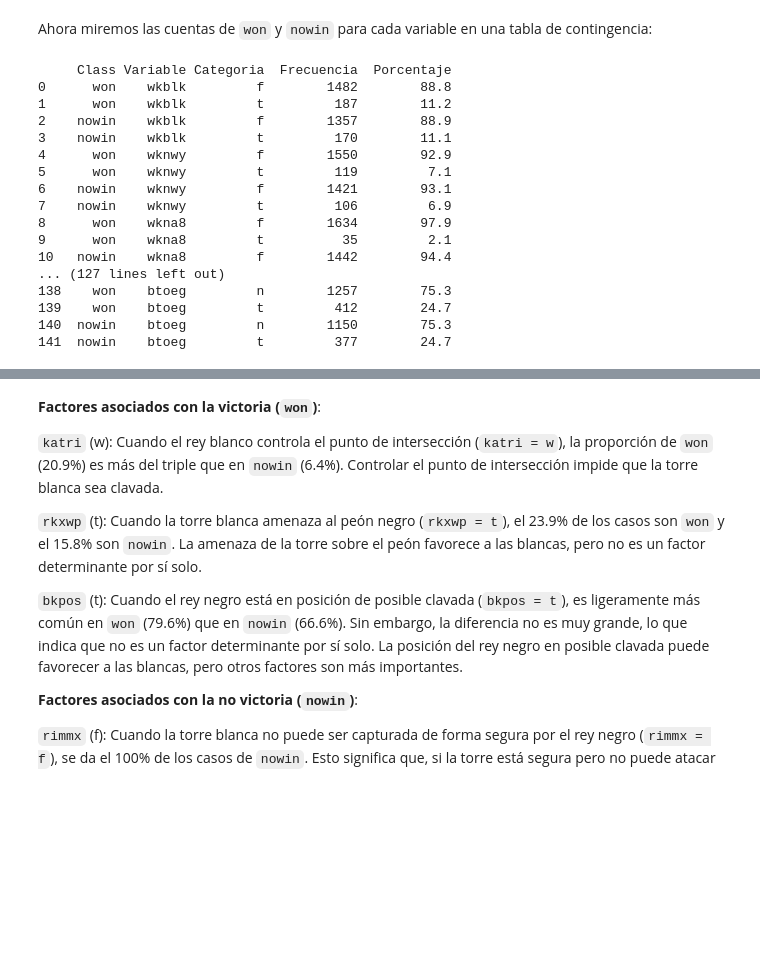
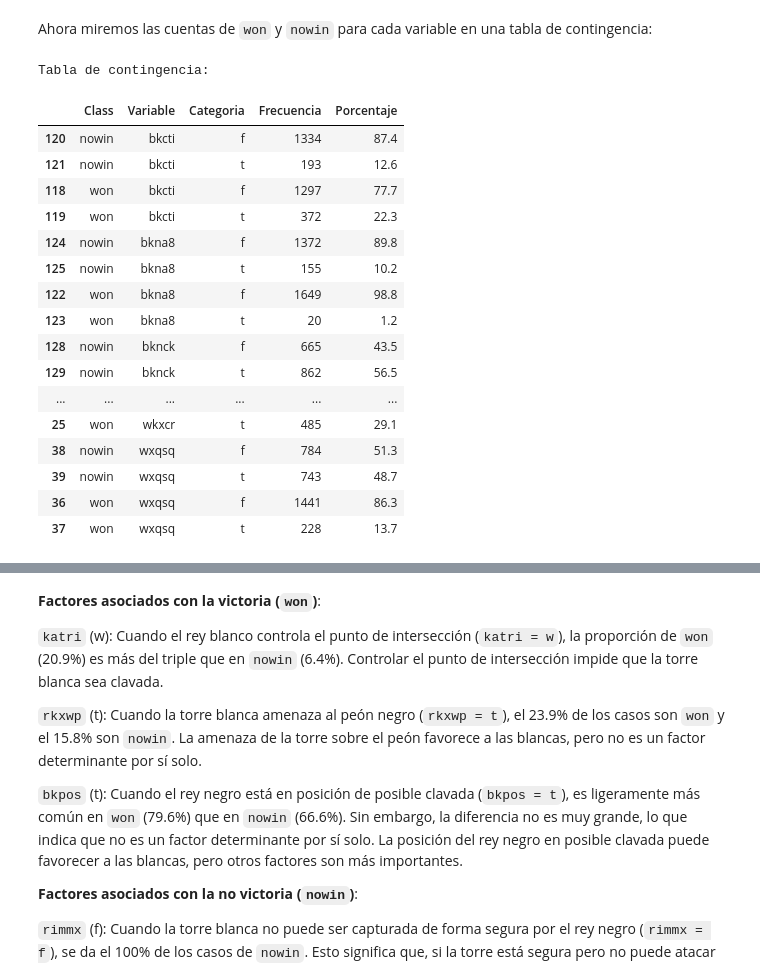
Before and after one commit to Vala2007/pdata, a Jupyter notebook: _sources/eda.ipynb, the cells around one changed output, grey strips where cells are left out. Drawn from its saved outputs; the diff is of its cells as text; code cells hidden in the pictures; blank space fills up the shorter version.

```diff
--- a/_sources/eda.ipynb
+++ b/_sources/eda.ipynb
@@ -287,48 +378,53 @@ El análisis de asociación con Cramér's V revela que las variables más relaci
 # %% [markdown]
 Ahora miremos las cuentas de `won` y `nowin` para cada variable en una tabla de contingencia:
 # %%
-
+# Configurar pandas para mostrar todas las filas
 pd.set_option('display.max_rows', None)
 
+# Crear tabla de contingencia
 tabla_contingencia_list = []
 for var in vars_predictoras:
     for class_val in datos['class'].unique():
         for cat in datos[var].unique():
             n = ((datos['class'] == class_val) & (datos[var] == cat)).sum()
             if n > 0:
                 total_class = (datos['class'] == class_val).sum()
                 pct = round((n / total_class) * 100, 1)
                 tabla_contingencia_list.append({
                     'Class': class_val,
                     'Variable': var,
                     'Categoria': cat,
                     'Frecuencia': n,
                     'Porcentaje': pct
                 })
 
 tabla_contingencia = pd.DataFrame(tabla_contingencia_list)
-print(tabla_contingencia)  # <--- Ahora se ven todas las filas
+tabla_contingencia = tabla_contingencia.sort_values(['Variable', 'Class'])
 
-# Restaurar configuración por defecto (opcional)
+print("Tabla de contingencia:")
+display(tabla_contingencia)
+
+# Restaurar configuración por defecto
 pd.set_option('display.max_rows', 10)
 # %% [output]
-     Class Variable Categoria  Frecuencia  Porcentaje
-0      won    wkblk         f        1482        88.8
-1      won    wkblk         t         187        11.2
-2    nowin    wkblk         f        1357        88.9
-3    nowin    wkblk         t         170        11.1
-4      won    wknwy         f        1550        92.9
-5      won    wknwy         t         119         7.1
-6    nowin    wknwy         f        1421        93.1
-7    nowin    wknwy         t         106         6.9
-8      won    wkna8         f        1634        97.9
-9      won    wkna8         t          35         2.1
-10   nowin    wkna8         f        1442        94.4
-... (127 lines left out)
-138    won    btoeg         n        1257        75.3
-139    won    btoeg         t         412        24.7
-140  nowin    btoeg         n        1150        75.3
-141  nowin    btoeg         t         377        24.7
+Tabla de contingencia:
+|  | Class | Variable | Categoria | Frecuencia | Porcentaje |
+| 120 | nowin | bkcti | f | 1334 | 87.4 |
+| 121 | nowin | bkcti | t | 193 | 12.6 |
+| 118 | won | bkcti | f | 1297 | 77.7 |
+| 119 | won | bkcti | t | 372 | 22.3 |
+| 124 | nowin | bkna8 | f | 1372 | 89.8 |
+| 125 | nowin | bkna8 | t | 155 | 10.2 |
+| 122 | won | bkna8 | f | 1649 | 98.8 |
+| 123 | won | bkna8 | t | 20 | 1.2 |
+| 128 | nowin | bknck | f | 665 | 43.5 |
+| 129 | nowin | bknck | t | 862 | 56.5 |
+| ... | ... | ... | ... | ... | ... |
+| 25 | won | wkxcr | t | 485 | 29.1 |
+| 38 | nowin | wxqsq | f | 784 | 51.3 |
+| 39 | nowin | wxqsq | t | 743 | 48.7 |
+| 36 | won | wxqsq | f | 1441 | 86.3 |
+| 37 | won | wxqsq | t | 228 | 13.7 |
 # %%
 def graficar_barras_agrupadas(var, ax, mostrar_leyenda=False):
     df_plot = datos.groupby(['class', var]).size().reset_index(name='n')
```
Also changed, not shown: parts of 7 cells of this notebook, 3 other files.
